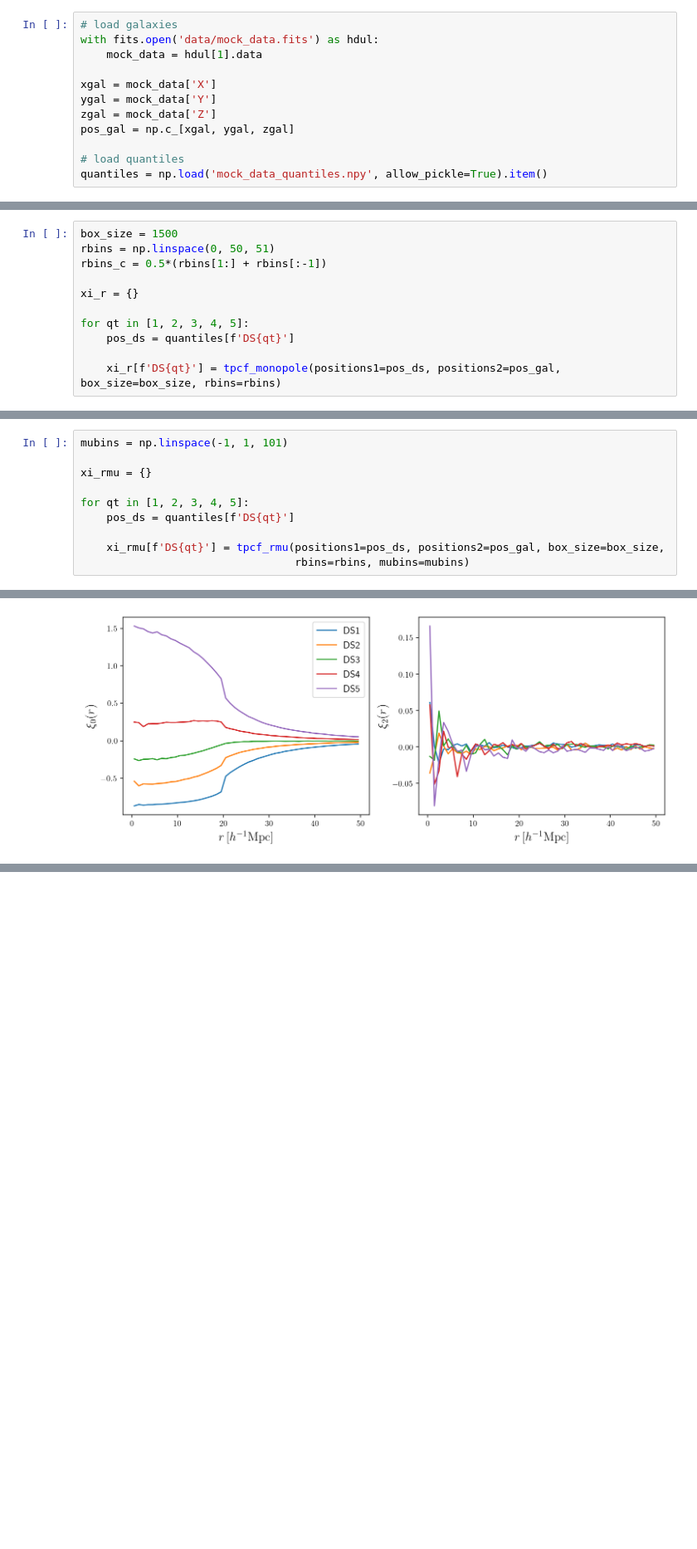
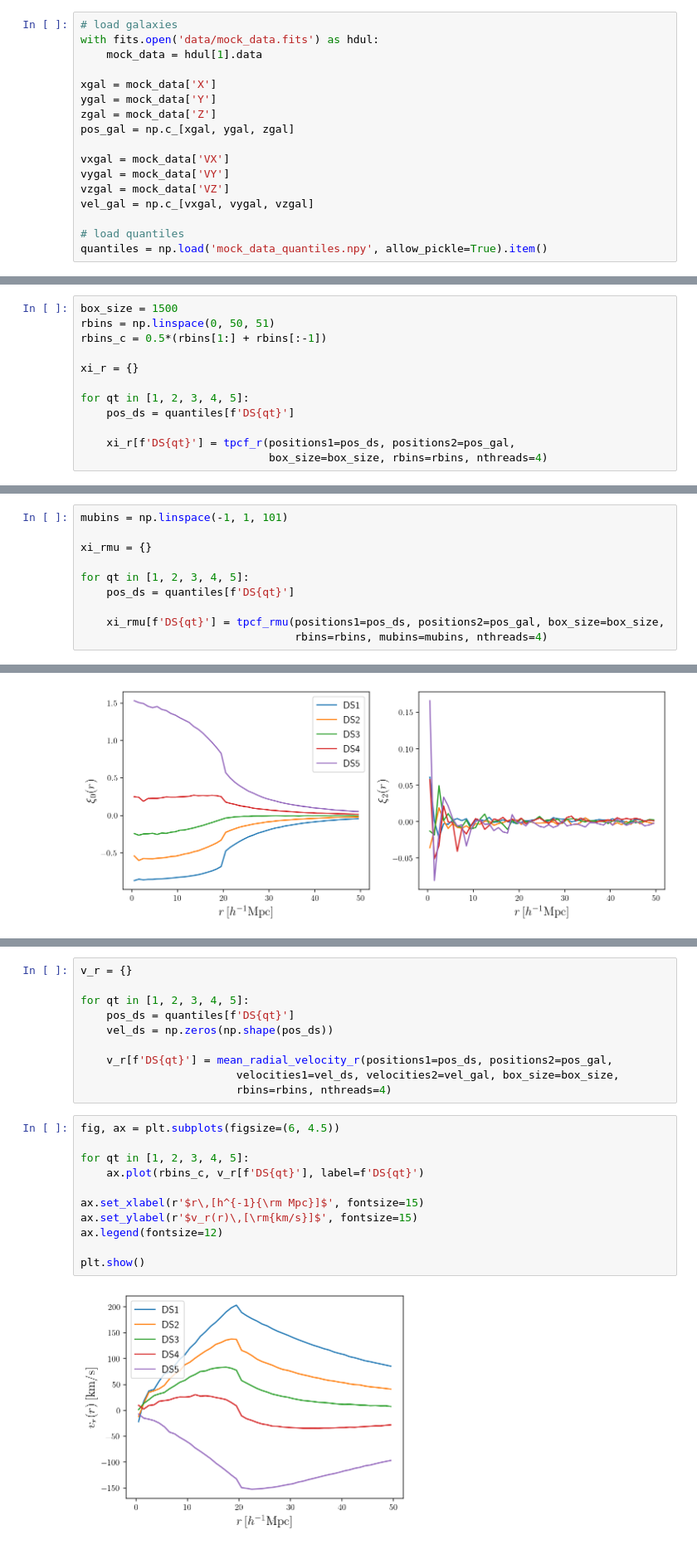
Before and after one commit to epaillas/densitysplit, a Jupyter notebook: examples/clustering_statistics.ipynb, the cells around one changed output, grey strips where cells are left out. Shown: that part at 83% size. Saved outputs shown, nothing was run; the diff lists cells and outputs as text; blank space fills up the shorter version.

Commit message:
Add velocity examples

```diff
--- a/examples/clustering_statistics.ipynb
+++ b/examples/clustering_statistics.ipynb
@@ -23,6 +24,11 @@ ygal = mock_data['Y']
 zgal = mock_data['Z']
 pos_gal = np.c_[xgal, ygal, zgal]
 
+vxgal = mock_data['VX']
+vygal = mock_data['VY']
+vzgal = mock_data['VZ']
+vel_gal = np.c_[vxgal, vygal, vzgal]
+
 # load quantiles
 quantiles = np.load('mock_data_quantiles.npy', allow_pickle=True).item()
 # %% [markdown]
@@ -37,7 +43,8 @@ xi_r = {}
 for qt in [1, 2, 3, 4, 5]:
     pos_ds = quantiles[f'DS{qt}']
 
-    xi_r[f'DS{qt}'] = tpcf_monopole(positions1=pos_ds, positions2=pos_gal, box_size=box_size, rbins=rbins)
+    xi_r[f'DS{qt}'] = tpcf_r(positions1=pos_ds, positions2=pos_gal,
+                             box_size=box_size, rbins=rbins, nthreads=4)
 # %%
 fig, ax = plt.subplots(figsize=(6, 4.5))
 
@@ -62,7 +69,7 @@ for qt in [1, 2, 3, 4, 5]:
     pos_ds = quantiles[f'DS{qt}']
 
     xi_rmu[f'DS{qt}'] = tpcf_rmu(positions1=pos_ds, positions2=pos_gal, box_size=box_size,
-                                 rbins=rbins, mubins=mubins)
+                                 rbins=rbins, mubins=mubins, nthreads=4)
 # %%
 fig, ax = plt.subplots(1, 2, figsize=(12, 4.5))
 
@@ -84,0 +94,23 @@ plt.show()
+# %%
+v_r = {}
+
+for qt in [1, 2, 3, 4, 5]:
+    pos_ds = quantiles[f'DS{qt}']
+    vel_ds = np.zeros(np.shape(pos_ds))
+
+    v_r[f'DS{qt}'] = mean_radial_velocity_r(positions1=pos_ds, positions2=pos_gal,
+                        velocities1=vel_ds, velocities2=vel_gal, box_size=box_size,
+                        rbins=rbins, nthreads=4)
+# %%
+fig, ax = plt.subplots(figsize=(6, 4.5))
+
+for qt in [1, 2, 3, 4, 5]:
+    ax.plot(rbins_c, v_r[f'DS{qt}'], label=f'DS{qt}')
+
+ax.set_xlabel(r'$r\,[h^{-1}{\rm Mpc}]$', fontsize=15)
+ax.set_ylabel(r'$v_r(r)\,[\rm{km/s}]$', fontsize=15)
+ax.legend(fontsize=12)
+
+plt.show()
+# %% [output]
+[figure, added]
```
Also changed, not shown: parts of 2 cells of this notebook.
